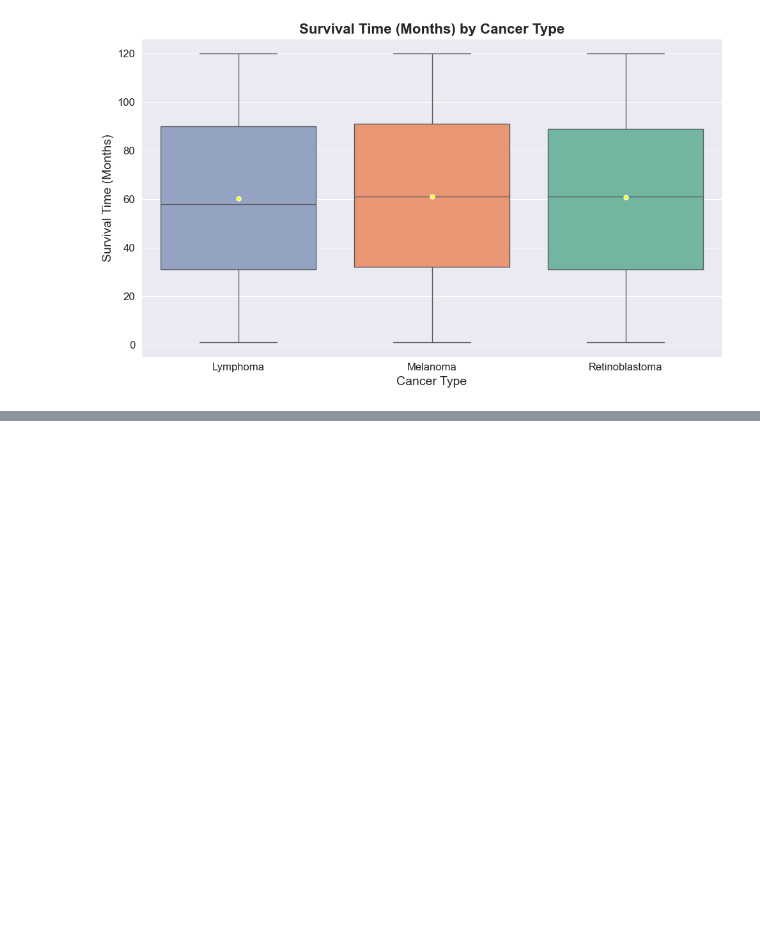
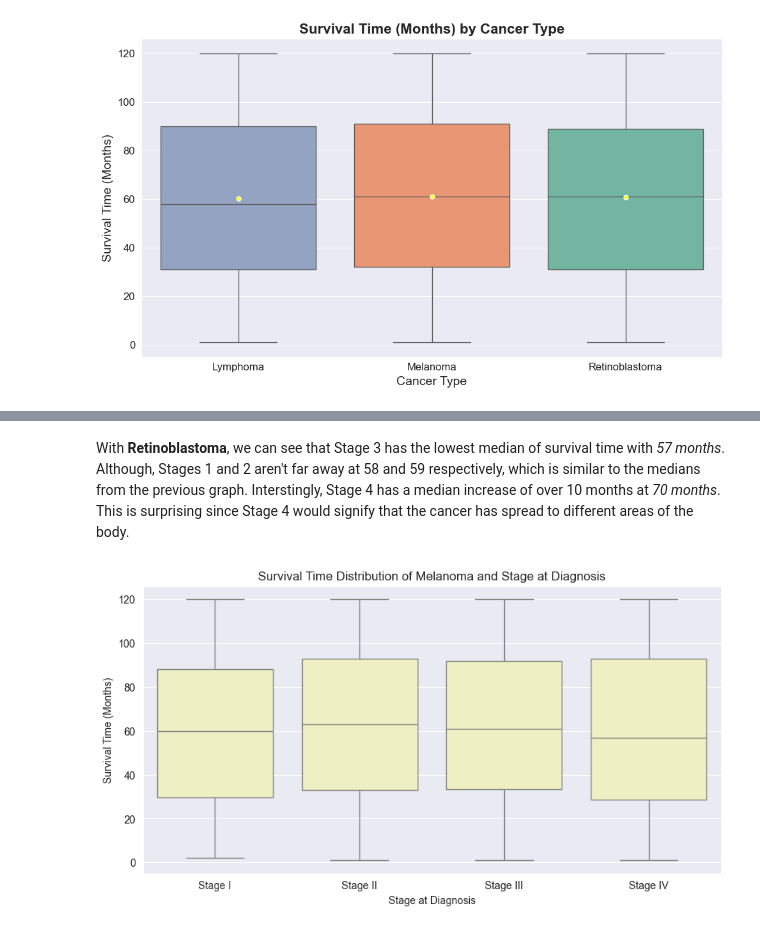
Before and after one commit to Kamote35/CSMODEL-S20-pandas-Salle-, a Jupyter notebook: [CSMODEL]Pandas_Salle_WithExplanations(Visualizations).ipynb, the cells around one changed output, grey strips where cells are left out. Cells and saved outputs as stored; diff of their text form; code cells hidden in the pictures; blank space fills up the shorter version.

```diff
--- a/[CSMODEL]Pandas_Salle_WithExplanations(Visualizations).ipynb
+++ b/[CSMODEL]Pandas_Salle_WithExplanations(Visualizations).ipynb
@@ -270,0 +333,23 @@ eye_cancer_df.groupby('Cancer_Type')['Stage_at_Diagnosis'].describe()
+# %% [markdown]
+With **Retinoblastoma**, we can see that Stage 3 has the lowest median of survival time with *57 months*.<br>
+Although, Stages 1 and 2 aren't far away at 58 and 59 respectively, which is similar to the medians<br>
+from the previous graph. Interstingly, Stage 4 has a median increase of over 10 months at *70 months*. <br>
+This is surprising since Stage 4 would signify that the cancer has spread to different areas of the body.<br>
+# %%
+plt.figure(figsize=(10, 5))
+
+melanoma_df = eye_cancer_df[eye_cancer_df['Cancer_Type'] == 'Melanoma']
+ax = sns.boxplot(
+    data=melanoma_df,
+    x='Stage_at_Diagnosis',
+    y='Survival_Time_Months',
+    order=stage_order,
+    color='#f5f6bc'
+    )
+
+plt.title("Survival Time Distribution of Melanoma and Stage at Diagnosis")
+plt.xlabel("Stage at Diagnosis")
+plt.ylabel("Survival Time (Months)")
+plt.show()
+# %% [output]
+[figure, added]
```
Also changed, not shown: parts of 23 cells of this notebook.
